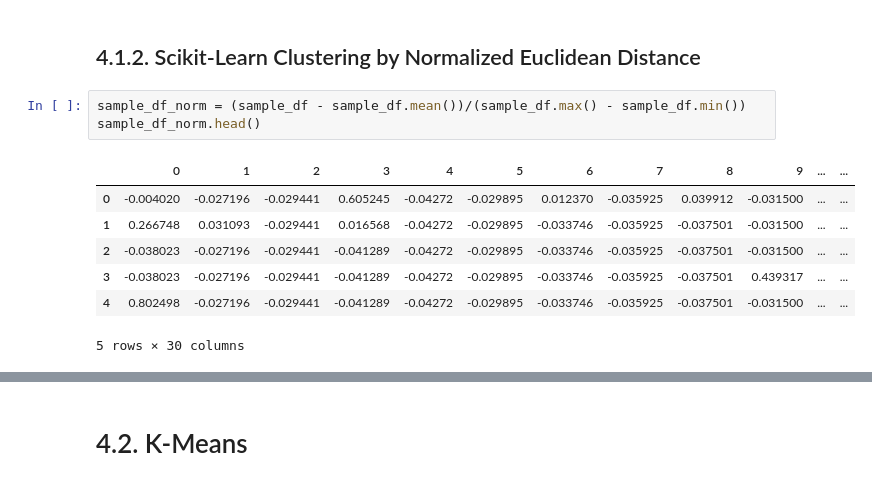
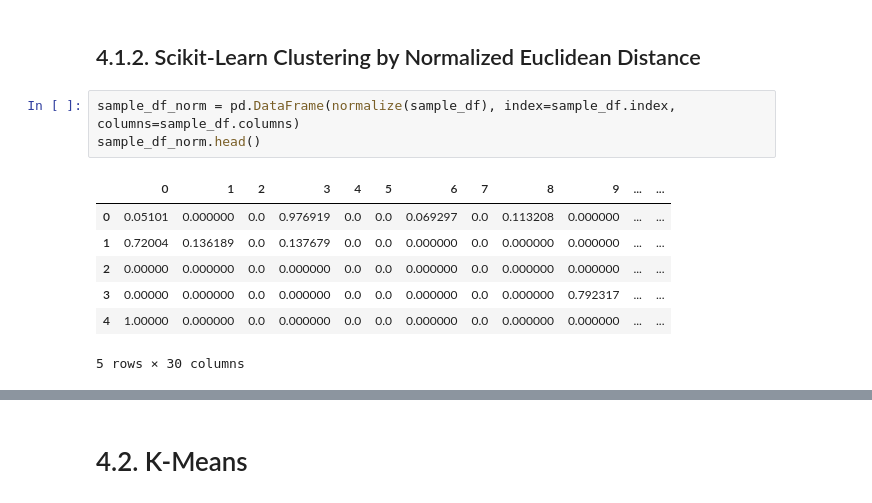
Before and after one commit to terryluzijian/BA-BT4222-Web-Data-Mining, a Jupyter notebook: Stack Overflow Questions and Answers (10% Sample, Python and Tags).ipynb, the cells around one changed output, grey strips where cells are left out. Saved outputs shown, nothing was run; the diff lists cells and outputs as text.

```diff
--- a/Stack Overflow Questions and Answers (10% Sample, Python and Tags).ipynb
+++ b/Stack Overflow Questions and Answers (10% Sample, Python and Tags).ipynb
@@ -1026,14 +1029,14 @@ sns.barplot(y=clusters_nltk.value_counts(), x=clusters_nltk.value_counts().index
 # %% [markdown]
 ## 4.1.2. Scikit-Learn Clustering by Normalized Euclidean Distance
 # %%
-sample_df_norm = (sample_df - sample_df.mean())/(sample_df.max() - sample_df.min())
+sample_df_norm = pd.DataFrame(normalize(sample_df), index=sample_df.index, columns=sample_df.columns)
 sample_df_norm.head()
 # %% [output]
 |  | 0 | 1 | 2 | 3 | 4 | 5 | 6 | 7 | 8 | 9 | ... | ... |
-| 0 | -0.004020 | -0.027196 | -0.029441 | 0.605245 | -0.04272 | -0.029895 | 0.012370 | -0.035925 | 0.039912 | -0.031500 | ... | ... |
-| 1 | 0.266748 | 0.031093 | -0.029441 | 0.016568 | -0.04272 | -0.029895 | -0.033746 | -0.035925 | -0.037501 | -0.031500 | ... | ... |
-| 2 | -0.038023 | -0.027196 | -0.029441 | -0.041289 | -0.04272 | -0.029895 | -0.033746 | -0.035925 | -0.037501 | -0.031500 | ... | ... |
-| 3 | -0.038023 | -0.027196 | -0.029441 | -0.041289 | -0.04272 | -0.029895 | -0.033746 | -0.035925 | -0.037501 | 0.439317 | ... | ... |
-| 4 | 0.802498 | -0.027196 | -0.029441 | -0.041289 | -0.04272 | -0.029895 | -0.033746 | -0.035925 | -0.037501 | -0.031500 | ... | ... |
+| 0 | 0.05101 | 0.000000 | 0.0 | 0.976919 | 0.0 | 0.0 | 0.069297 | 0.0 | 0.113208 | 0.000000 | ... | ... |
+| 1 | 0.72004 | 0.136189 | 0.0 | 0.137679 | 0.0 | 0.0 | 0.000000 | 0.0 | 0.000000 | 0.000000 | ... | ... |
+| 2 | 0.00000 | 0.000000 | 0.0 | 0.000000 | 0.0 | 0.0 | 0.000000 | 0.0 | 0.000000 | 0.000000 | ... | ... |
+| 3 | 0.00000 | 0.000000 | 0.0 | 0.000000 | 0.0 | 0.0 | 0.000000 | 0.0 | 0.000000 | 0.792317 | ... | ... |
+| 4 | 1.00000 | 0.000000 | 0.0 | 0.000000 | 0.0 | 0.0 | 0.000000 | 0.0 | 0.000000 | 0.000000 | ... | ... |
 5 rows × 30 columns
 # %%
```
Also changed, not shown: parts of 39 cells of this notebook.
